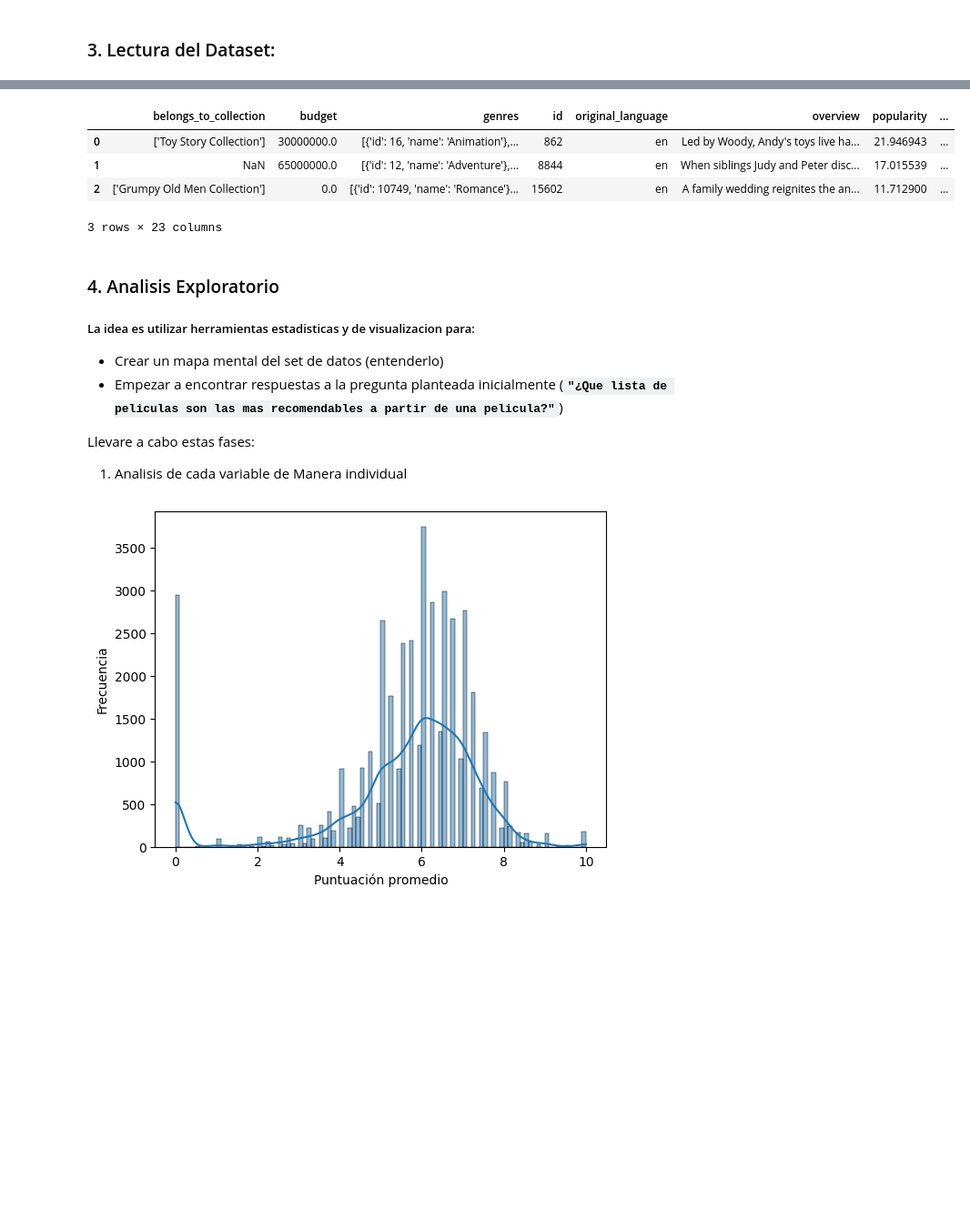
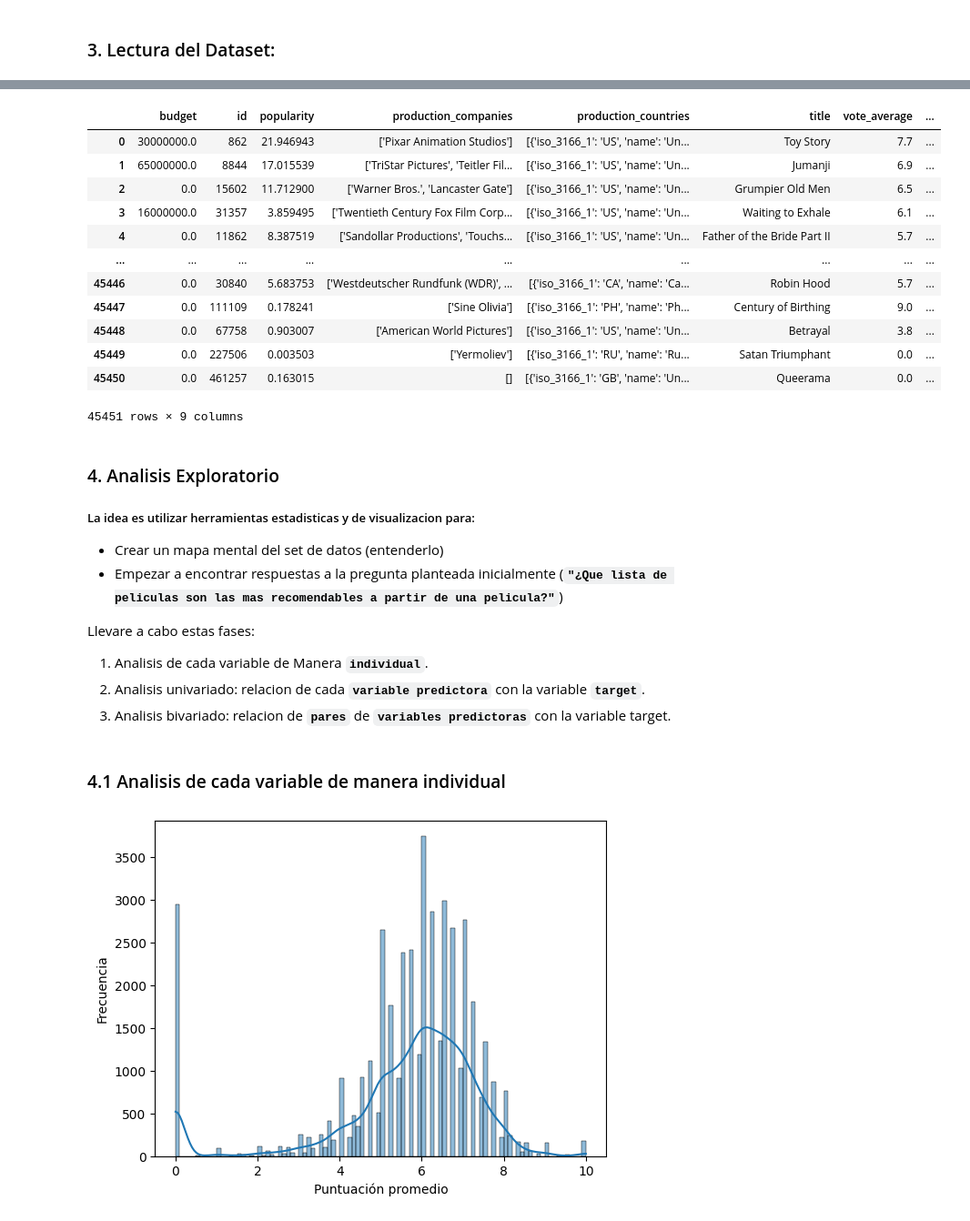
Before and after one commit to EmilianoEmanuelSosa/PI_ML_OPS_Individual_Project, a Jupyter notebook: EDA.ipynb, the cells around one changed output, grey strips where cells are left out. Shown at 91% size. Cells and saved outputs as stored; diff of their text form; code cells hidden in the pictures; blank space fills up the shorter version.

```diff
--- a/EDA.ipynb
+++ b/EDA.ipynb
@@ -44,11 +61,21 @@ Eda_dataset=pd.read_csv('Dataset/Dataset_For_Eda.csv')
+# %%
+Eda_dataset.drop(['belongs_to_collection', 'original_language', 'release_date', 'status', 'tagline', 'Collections', 'release_year', 'return', 'director', 'overview', 'revenue', 'runtime', 'spoken_languages', 'genres'], axis=1, inplace=True)
 # %%
-Eda_dataset.head(3)
+Eda_dataset
 # %% [output]
-|  | belongs_to_collection | budget | genres | id | original_language | overview | popularity | ... |
-| 0 | ['Toy Story Collection'] | 30000000.0 | [{'id': 16, 'name': 'Animation'},... | 862 | en | Led by Woody, Andy's toys live ha... | 21.946943 | ... |
-| 1 | NaN | 65000000.0 | [{'id': 12, 'name': 'Adventure'},... | 8844 | en | When siblings Judy and Peter disc... | 17.015539 | ... |
-| 2 | ['Grumpy Old Men Collection'] | 0.0 | [{'id': 10749, 'name': 'Romance'}... | 15602 | en | A family wedding reignites the an... | 11.712900 | ... |
+|  | budget | id | popularity | production_companies | production_countries | title | vote_average | ... |
+| 0 | 30000000.0 | 862 | 21.946943 | ['Pixar Animation Studios'] | [{'iso_3166_1': 'US', 'name': 'Un... | Toy Story | 7.7 | ... |
+| 1 | 65000000.0 | 8844 | 17.015539 | ['TriStar Pictures', 'Teitler Fil... | [{'iso_3166_1': 'US', 'name': 'Un... | Jumanji | 6.9 | ... |
+| 2 | 0.0 | 15602 | 11.712900 | ['Warner Bros.', 'Lancaster Gate'] | [{'iso_3166_1': 'US', 'name': 'Un... | Grumpier Old Men | 6.5 | ... |
+| 3 | 16000000.0 | 31357 | 3.859495 | ['Twentieth Century Fox Film Corp... | [{'iso_3166_1': 'US', 'name': 'Un... | Waiting to Exhale | 6.1 | ... |
+| 4 | 0.0 | 11862 | 8.387519 | ['Sandollar Productions', 'Touchs... | [{'iso_3166_1': 'US', 'name': 'Un... | Father of the Bride Part II | 5.7 | ... |
+| ... | ... | ... | ... | ... | ... | ... | ... | ... |
+| 45446 | 0.0 | 30840 | 5.683753 | ['Westdeutscher Rundfunk (WDR)', ... | [{'iso_3166_1': 'CA', 'name': 'Ca... | Robin Hood | 5.7 | ... |
+| 45447 | 0.0 | 111109 | 0.178241 | ['Sine Olivia'] | [{'iso_3166_1': 'PH', 'name': 'Ph... | Century of Birthing | 9.0 | ... |
+| 45448 | 0.0 | 67758 | 0.903007 | ['American World Pictures'] | [{'iso_3166_1': 'US', 'name': 'Un... | Betrayal | 3.8 | ... |
+| 45449 | 0.0 | 227506 | 0.003503 | ['Yermoliev'] | [{'iso_3166_1': 'RU', 'name': 'Ru... | Satan Triumphant | 0.0 | ... |
+| 45450 | 0.0 | 461257 | 0.163015 | [] | [{'iso_3166_1': 'GB', 'name': 'Un... | Queerama | 0.0 | ... |
-3 rows × 23 columns
+45451 rows × 9 columns
 # %% [markdown]
 ### 4. Analisis Exploratorio
 ##### La idea es utilizar herramientas estadisticas y de visualizacion para:
@@ -56,7 +83,11 @@ Eda_dataset.head(3)
 + Empezar a encontrar respuestas a la pregunta planteada inicialmente (**`"¿Que lista de peliculas son las mas recomendables a partir de una pelicula?"`**)
 
 Llevare a cabo estas fases:
-1. Analisis de cada variable de Manera individual
+1. Analisis de cada variable de Manera **`individual`**.
+2. Analisis univariado: relacion de cada  **`variable predictora`** con la variable **`target`**.
+3. Analisis bivariado: relacion de **`pares`** de **`variables predictoras`** con la variable target.
+# %% [markdown]
+### 4.1 Analisis de cada variable de manera individual
 # %%
 # Histograma de una variable numérica
 sns.histplot(Eda_dataset['vote_average'], kde=True)
```
Also changed, not shown: parts of 2 cells of this notebook.
